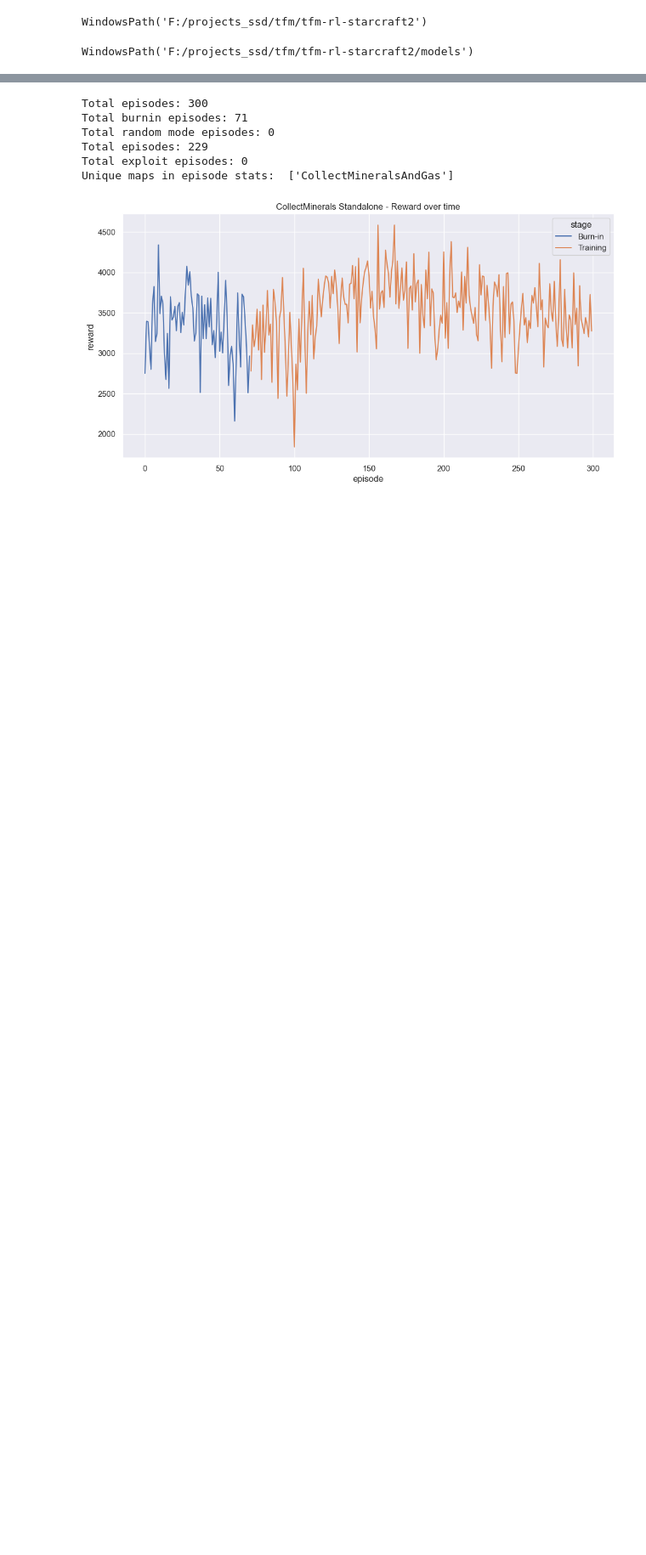
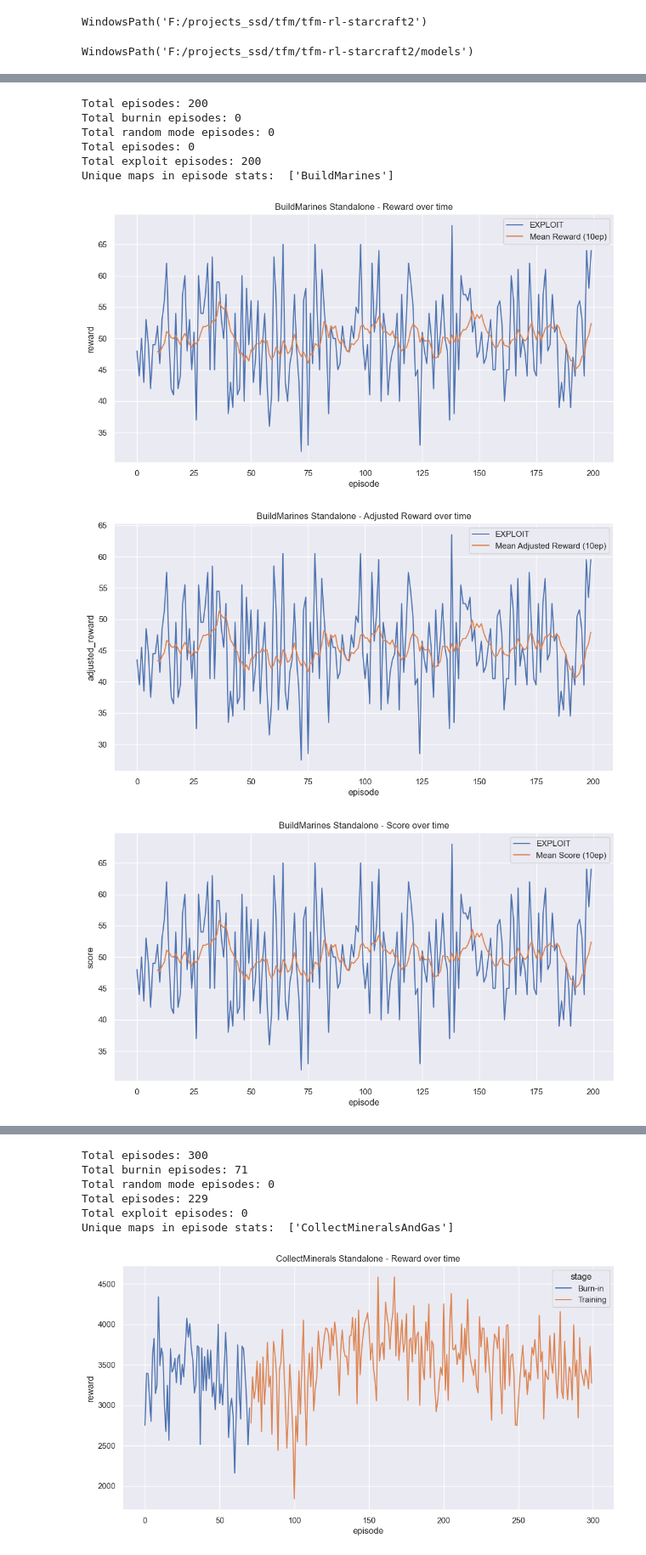
Before and after one commit to alghimo/tfm-rl-starcraft2, a Jupyter notebook: notebooks/Check_results.ipynb, the cells around one changed output, grey strips where cells are left out. Shown at 85% size. Saved outputs shown, nothing was run; the diff lists cells and outputs as text; code cells hidden in the pictures; blank space fills up the shorter version.

```diff
--- a/notebooks/Check_results.ipynb
+++ b/notebooks/Check_results.ipynb
@@ -108,0 +149,14 @@ def plot_stats(episode_stats, model_name):
+# %%
+collect_minerals_model_id ="build_marines"
+episode_stats, agent_stats, aggregated_stats = load_stats(collect_minerals_model_id, model_path=single_random_models_path, model_name="BuildMarines Standalone")
+episode_stats.head()
+# %% [output]
+Total episodes: 200
+Total burnin episodes: 0
+Total random mode episodes: 0
+Total episodes: 0
+Total exploit episodes: 200
+Unique maps in episode stats:  ['BuildMarines']
+[figure, added]
+[figure, added]
+[figure, added]
```
Also changed, not shown: parts of 17 cells of this notebook, 12 other files.
